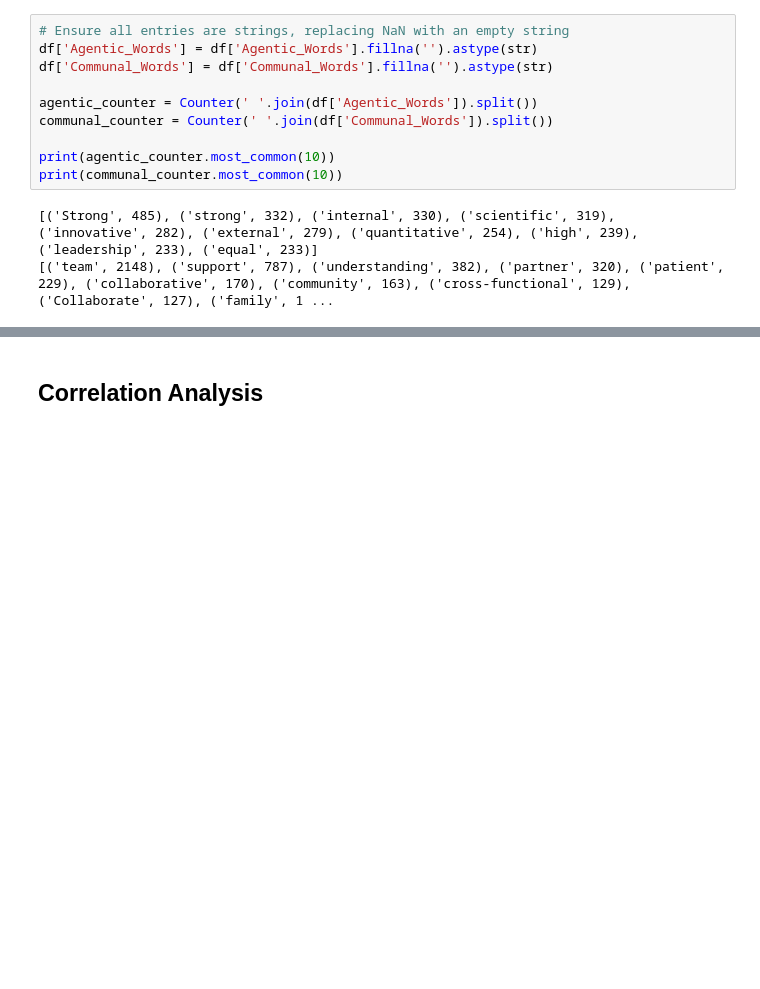
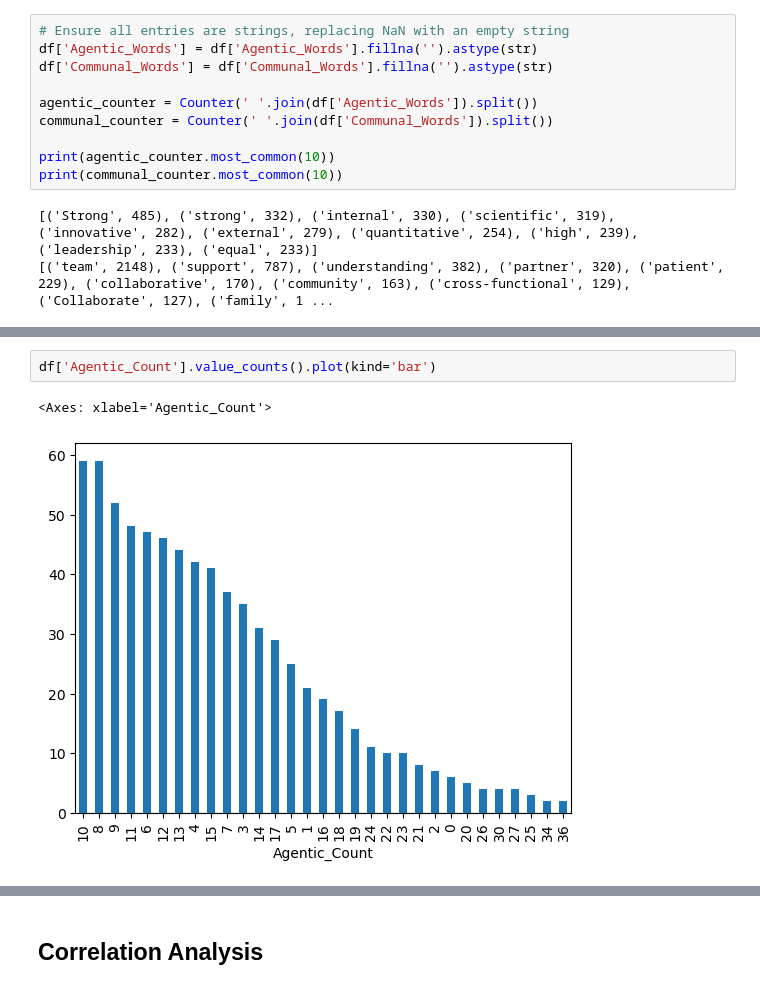
Before and after one commit to AnalysisKris/Finley_Capstone, a Jupyter notebook: EDA/eda.ipynb, the cells around one changed output, grey strips where cells are left out. Cells and saved outputs as stored; diff of their text form; blank space fills up the shorter version.

```diff
--- a/EDA/eda.ipynb
+++ b/EDA/eda.ipynb
@@ -114,0 +296,5 @@ df['Industry'].value_counts().plot(kind='bar')
+# %%
+df['Agentic_Count'].value_counts().plot(kind='bar')
+# %% [output]
+<Axes: xlabel='Agentic_Count'>
+[figure, added]
```
Also changed, not shown: parts of 79 cells of this notebook, 13 other files.
